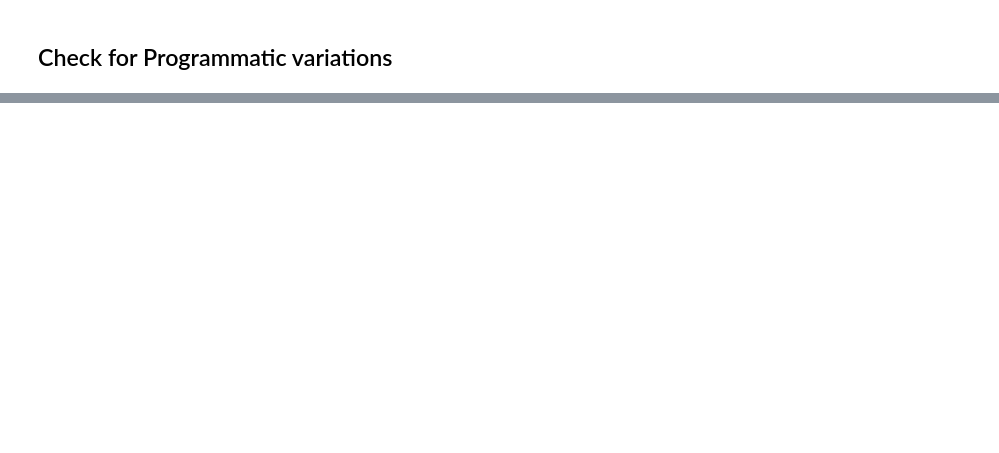
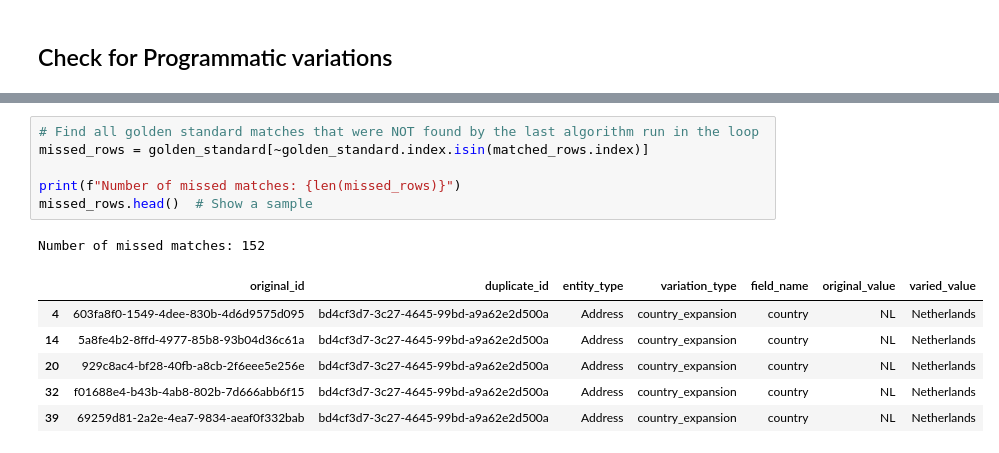
Before and after one commit to Timszy/entity-deduplication-hack-main, a Jupyter notebook: EvaluateProgrammaticVariations.ipynb, the cells around one changed output, grey strips where cells are left out. Cells and saved outputs as stored; diff of their text form; blank space fills up the shorter version.

```diff
--- a/EvaluateProgrammaticVariations.ipynb
+++ b/EvaluateProgrammaticVariations.ipynb
@@ -156,0 +148,14 @@ Number of matched pairs in DistLit: 0 / 789 Percentage Matched (%): 0.00
+# %%
+# Find all golden standard matches that were NOT found by the last algorithm run in the loop
+missed_rows = golden_standard[~golden_standard.index.isin(matched_rows.index)]
+
+print(f"Number of missed matches: {len(missed_rows)}")
+missed_rows.head()  # Show a sample
+# %% [output]
+Number of missed matches: 152
+|  | original_id | duplicate_id | entity_type | variation_type | field_name | original_value | varied_value |
+| 4 | 603fa8f0-1549-4dee-830b-4d6d9575d095 | bd4cf3d7-3c27-4645-99bd-a9a62e2d500a | Address | country_expansion | country | NL | Netherlands |
+| 14 | 5a8fe4b2-8ffd-4977-85b8-93b04d36c61a | bd4cf3d7-3c27-4645-99bd-a9a62e2d500a | Address | country_expansion | country | NL | Netherlands |
+| 20 | 929c8ac4-bf28-40fb-a8cb-2f6eee5e256e | bd4cf3d7-3c27-4645-99bd-a9a62e2d500a | Address | country_expansion | country | NL | Netherlands |
+| 32 | f01688e4-b43b-4ab8-802b-7d666abb6f15 | bd4cf3d7-3c27-4645-99bd-a9a62e2d500a | Address | country_expansion | country | NL | Netherlands |
+| 39 | 69259d81-2a2e-4ea7-9834-aeaf0f332bab | bd4cf3d7-3c27-4645-99bd-a9a62e2d500a | Address | country_expansion | country | NL | Netherlands |
```
Also changed, not shown: parts of 4 cells of this notebook, 5 other files.
